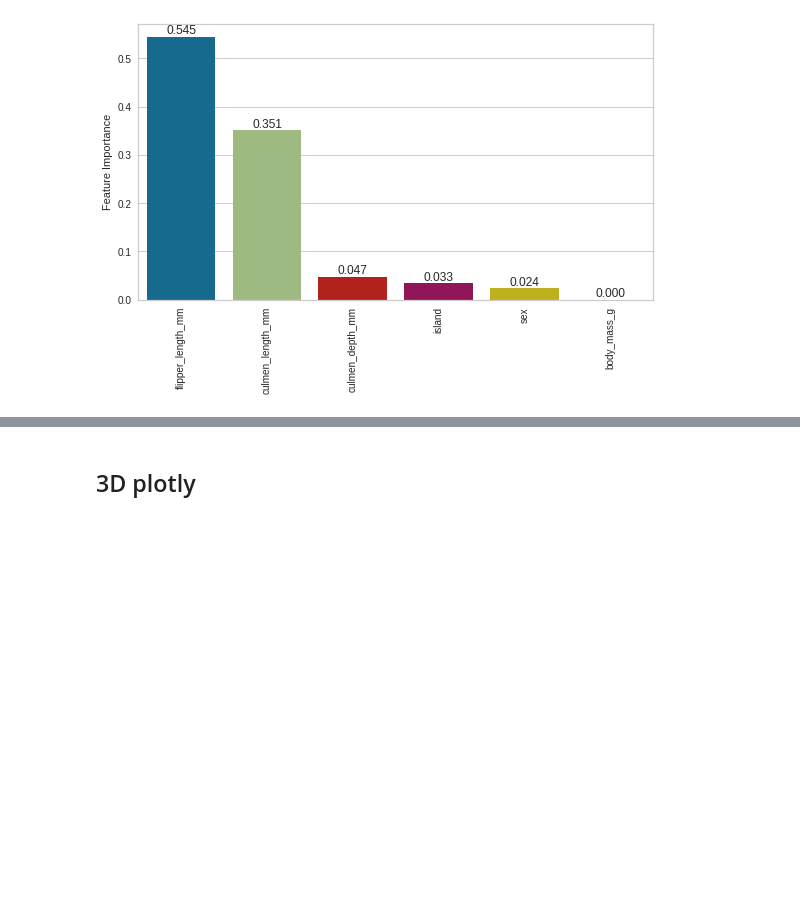
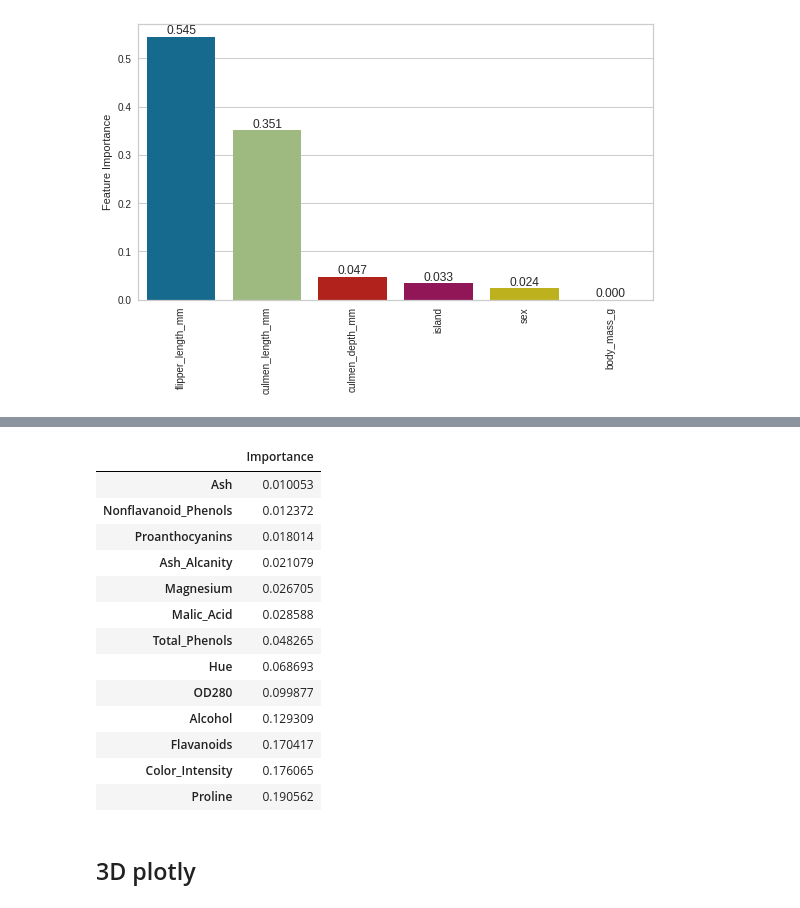
Before and after one commit to harun1yuksel/working, a Jupyter notebook: usefull_codes/usefull_functions.ipynb, the cells around one changed output, grey strips where cells are left out. Saved outputs shown, nothing was run; the diff lists cells and outputs as text; code cells hidden in the pictures; blank space fills up the shorter version.

```diff
--- a/usefull_codes/usefull_functions.ipynb
+++ b/usefull_codes/usefull_functions.ipynb
@@ -69,3 +84,20 @@ plt.tight_layout()
+# %%
+imp_feats.sort_values('Importance')
+# %% [output]
+|  | Importance |
+| Ash | 0.010053 |
+| Nonflavanoid_Phenols | 0.012372 |
+| Proanthocyanins | 0.018014 |
+| Ash_Alcanity | 0.021079 |
+| Magnesium | 0.026705 |
+| Malic_Acid | 0.028588 |
+| Total_Phenols | 0.048265 |
+| Hue | 0.068693 |
+| OD280 | 0.099877 |
+| Alcohol | 0.129309 |
+| Flavanoids | 0.170417 |
+| Color_Intensity | 0.176065 |
+| Proline | 0.190562 |
 # %% [markdown]
 ## 3D plotly
 # %%
```
Also changed, not shown: parts of 10 cells of this notebook, 1 other file.
